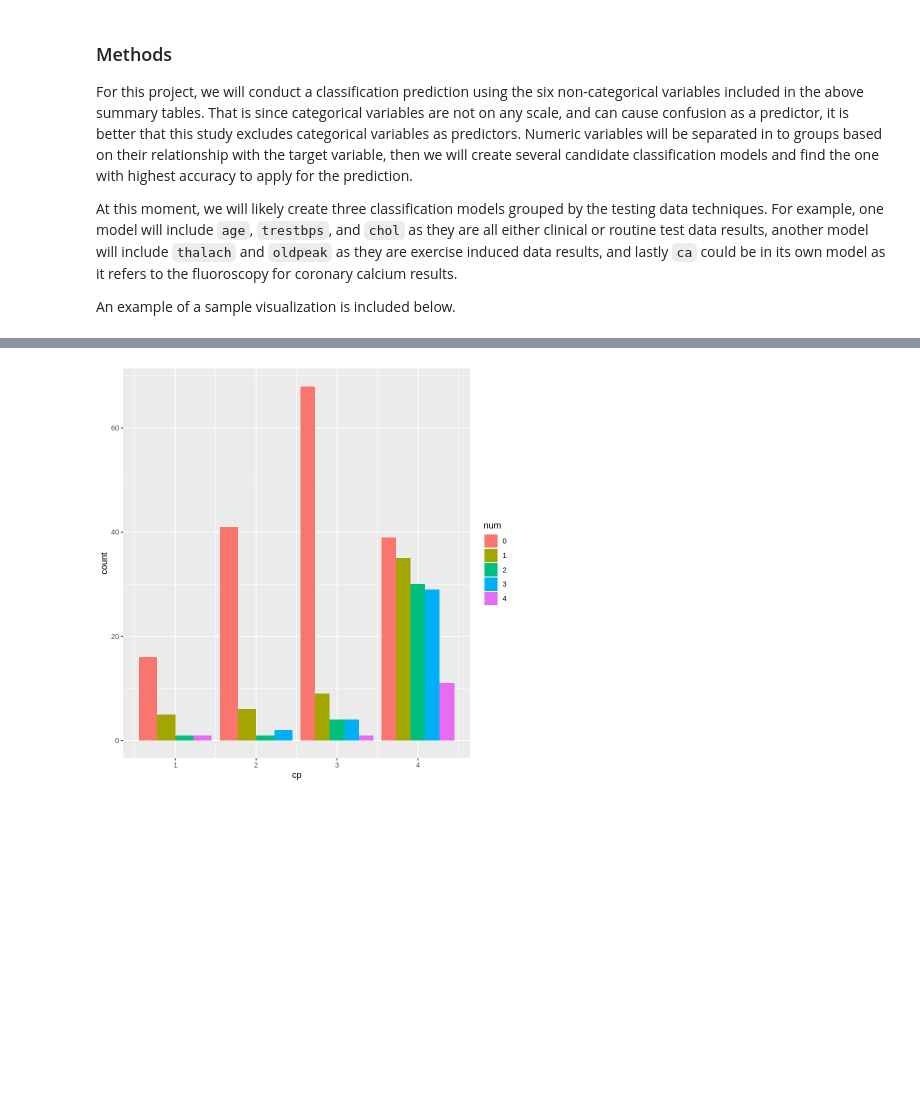
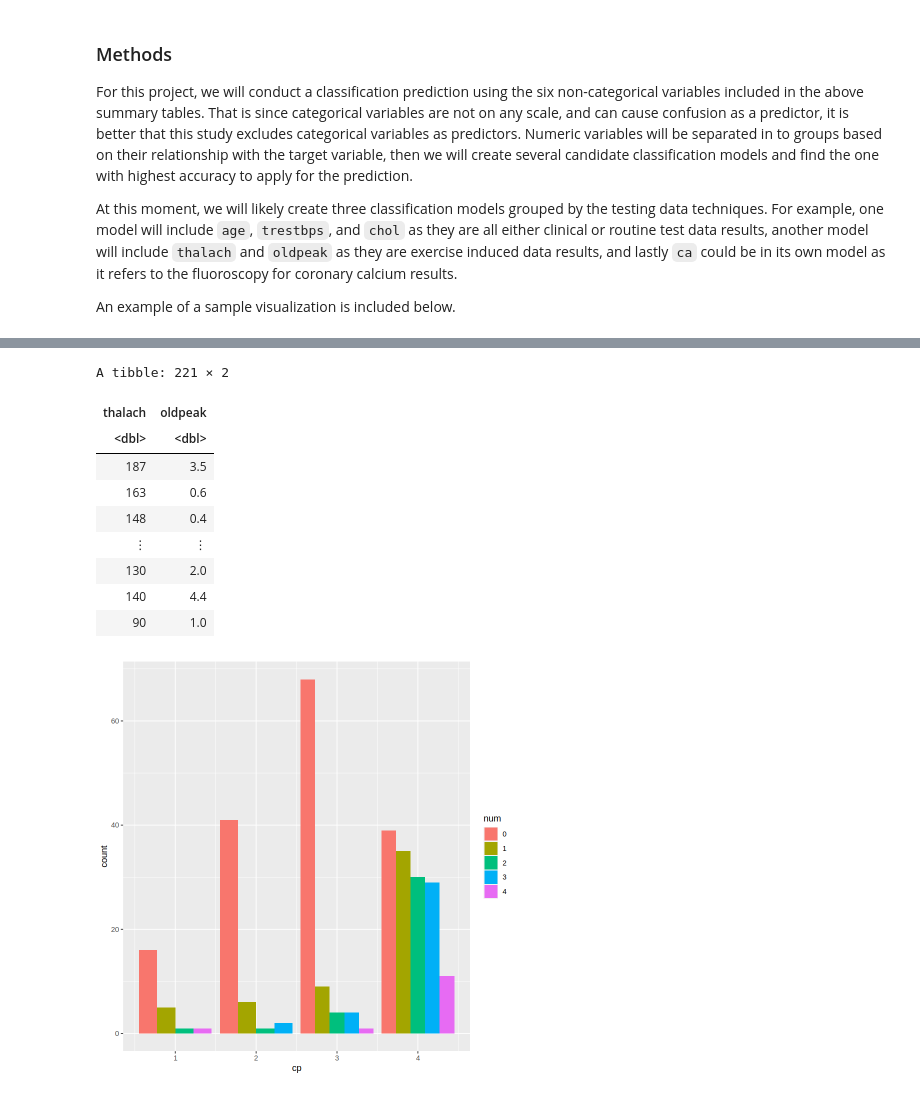
Before and after one commit to Mikeee12138/Group-Project-dsci100, a Jupyter notebook: Proposal.ipynb, the cells around one changed output, grey strips where cells are left out. Cells and saved outputs as stored; diff of their text form; code cells hidden in the pictures; blank space fills up the shorter version.

```diff
--- a/Proposal.ipynb
+++ b/Proposal.ipynb
@@ -184,3 +200,17 @@ An example of a sample visualization is included below.
+# %%
+exercise_incuded_data <- select (heart_disease_train_filtered, thalach, oldpeak)
+exercise_incuded_data
+# %% [output]
+A tibble: 221 × 2
+| thalach | oldpeak |
+| <dbl> | <dbl> |
+| 187 | 3.5 |
+| 163 | 0.6 |
+| 148 | 0.4 |
+| ⋮ | ⋮ |
+| 130 | 2.0 |
+| 140 | 4.4 |
+| 90 | 1.0 |
 # %%
 heart_disease <- mutate(heart_disease, num = as.factor(num))
 heart_disease_plot <- heart_disease |>
```
Also changed, not shown: parts of 5 cells of this notebook.
